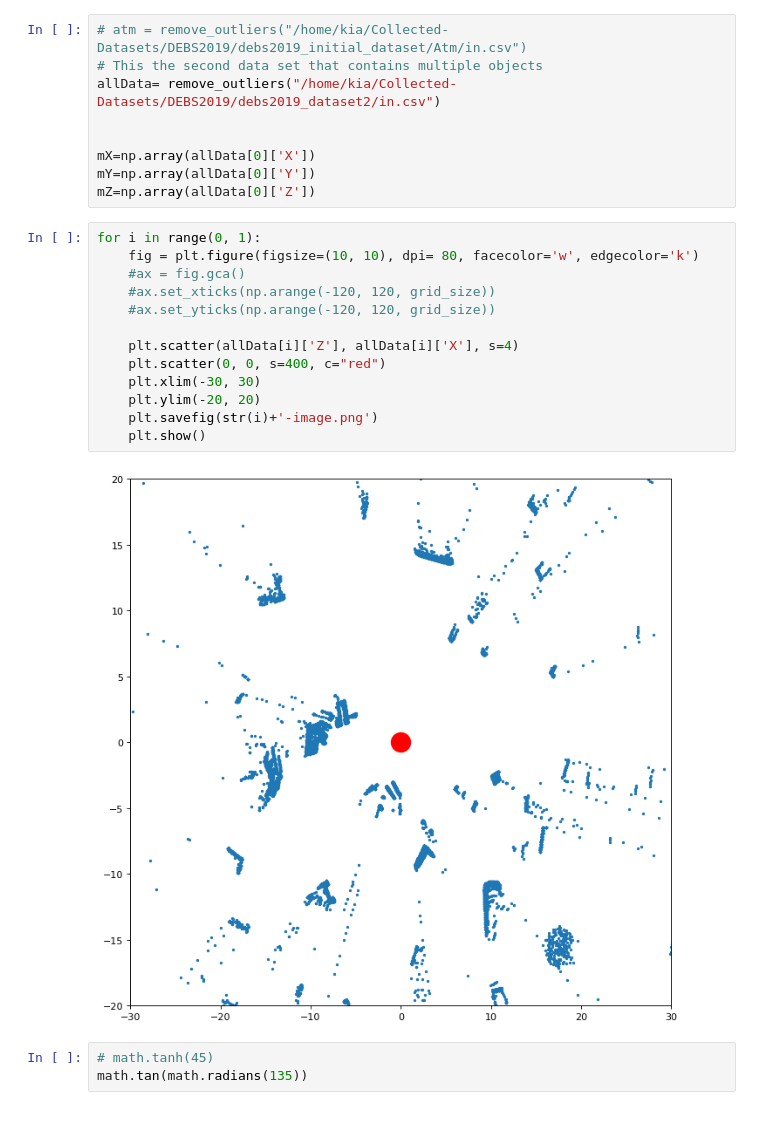
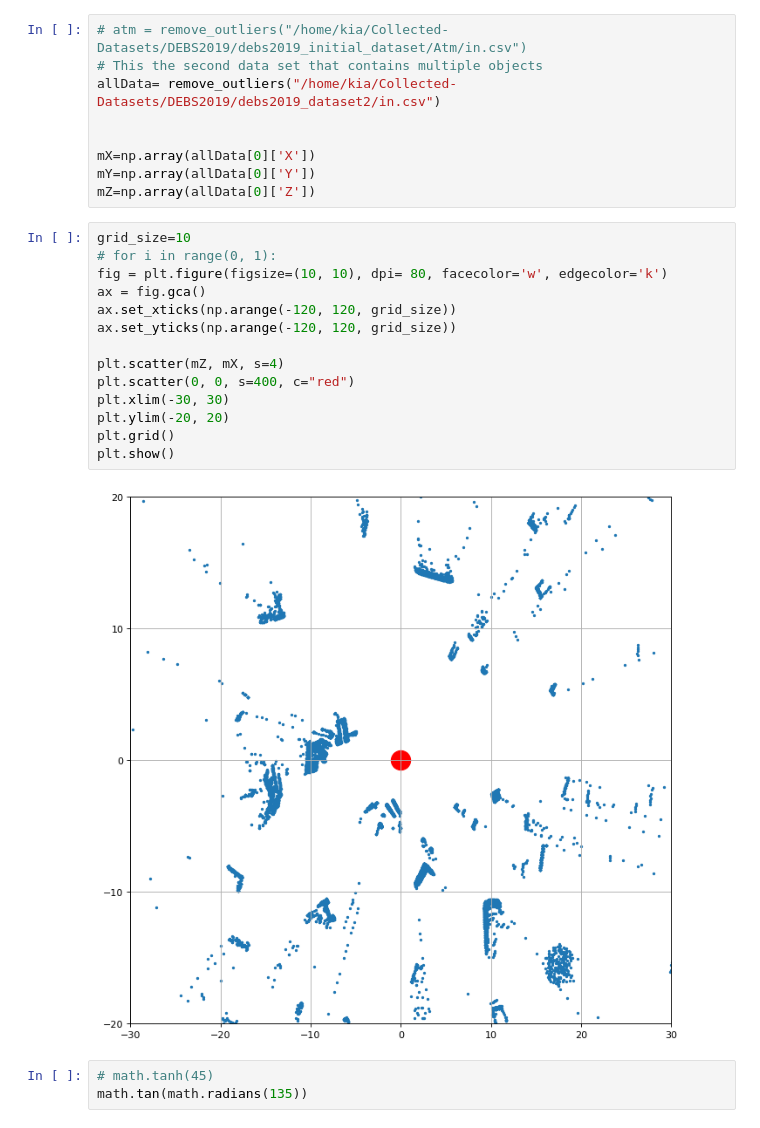
Before and after one commit to kiat/debs2019, a Jupyter notebook: src/notebooks/Object-Segmentation-idea-with-View-angles.ipynb, the cells around one changed output. Drawn from its saved outputs; the diff is of its cells as text.

```diff
--- a/src/notebooks/Object-Segmentation-idea-with-View-angles.ipynb
+++ b/src/notebooks/Object-Segmentation-idea-with-View-angles.ipynb
@@ -39,20 +39,21 @@ mX=np.array(allData[0]['X'])
 mY=np.array(allData[0]['Y'])
 mZ=np.array(allData[0]['Z'])
 # %%
-for i in range(0, 1):
-    fig = plt.figure(figsize=(10, 10), dpi= 80, facecolor='w', edgecolor='k')
-    #ax = fig.gca()
-    #ax.set_xticks(np.arange(-120, 120, grid_size))
-    #ax.set_yticks(np.arange(-120, 120, grid_size))
+grid_size=10
+# for i in range(0, 1):
+fig = plt.figure(figsize=(10, 10), dpi= 80, facecolor='w', edgecolor='k')
+ax = fig.gca()
+ax.set_xticks(np.arange(-120, 120, grid_size))
+ax.set_yticks(np.arange(-120, 120, grid_size))
 
-    plt.scatter(allData[i]['Z'], allData[i]['X'], s=4)
-    plt.scatter(0, 0, s=400, c="red")
-    plt.xlim(-30, 30)
-    plt.ylim(-20, 20)
-    plt.savefig(str(i)+'-image.png')
-    plt.show()
+plt.scatter(mZ, mX, s=4)
+plt.scatter(0, 0, s=400, c="red")
+plt.xlim(-30, 30)
+plt.ylim(-20, 20)
+plt.grid()
+plt.show()
 # %% [output]
-[figure, old version]
+[figure, new version]
 # %%
 # math.tanh(45)
 math.tan(math.radians(135))
```
Also changed, not shown: parts of 4 cells of this notebook, 5 other files.
